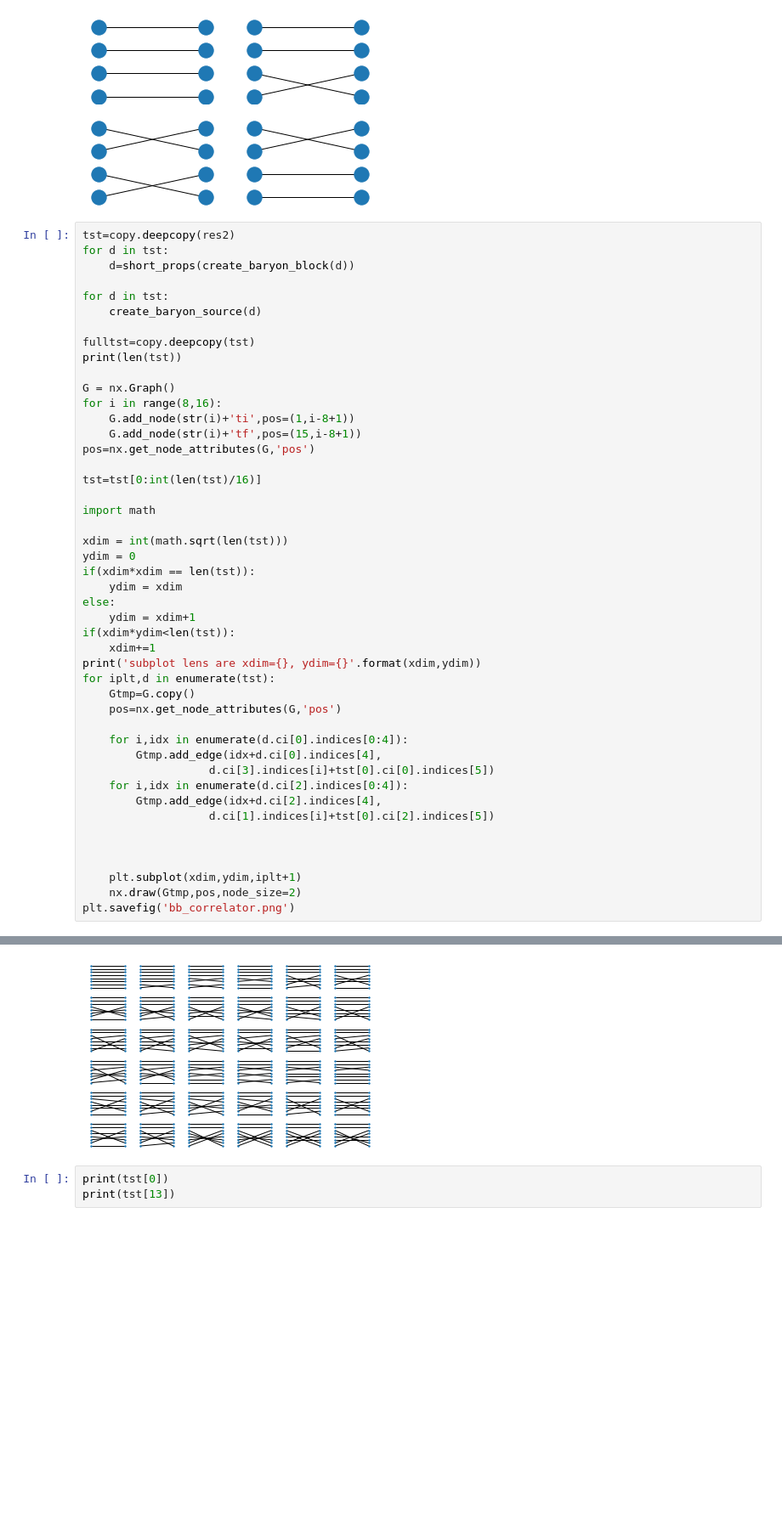
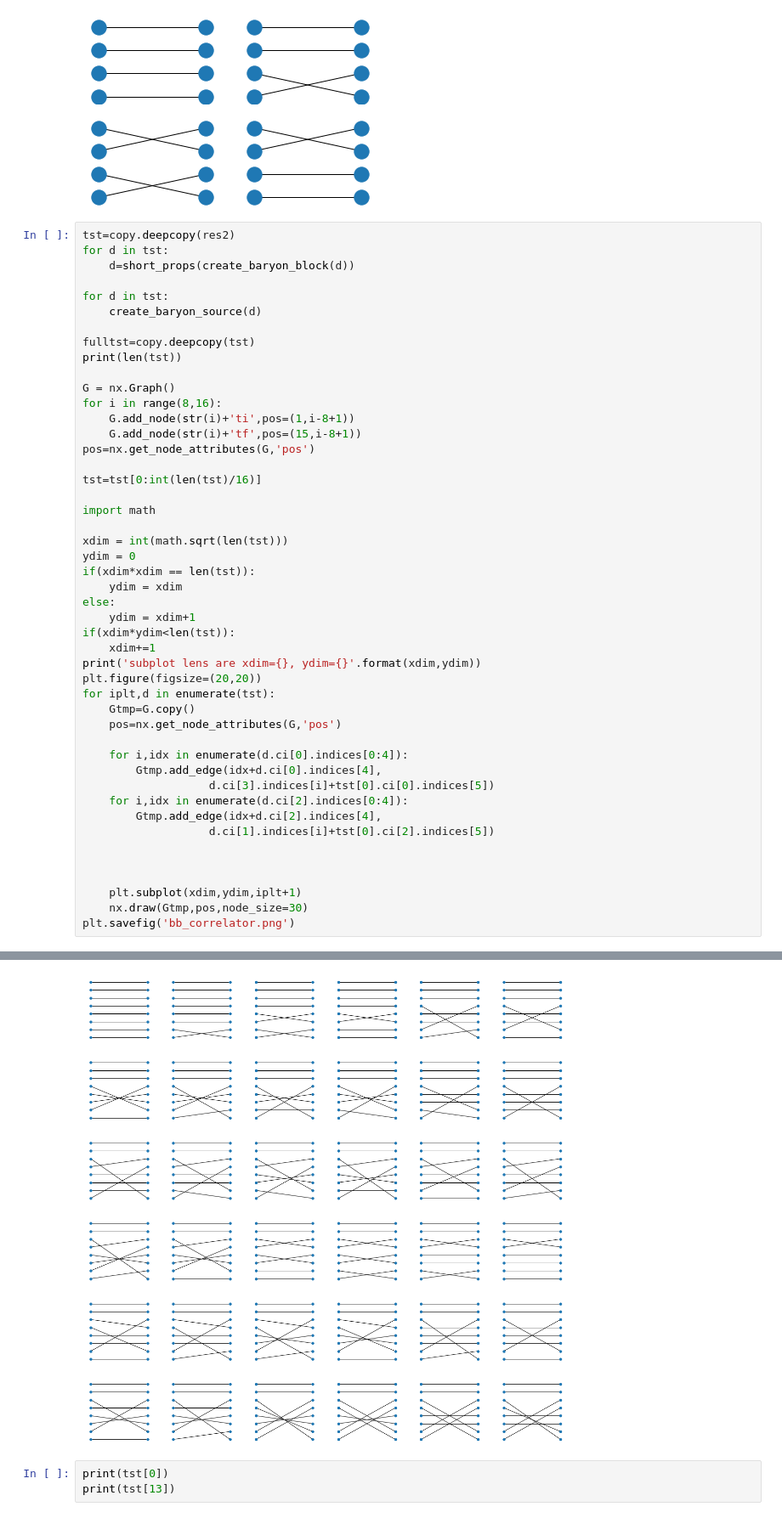
Before and after one commit to chrisculver/WickContractions, a Jupyter notebook: BaryonBlockWorkshop.ipynb, the cells around one changed output, grey strips where cells are left out. Shown at 85% size. Drawn from its saved outputs; the diff is of its cells as text; blank space fills up the shorter version.

```diff
--- a/BaryonBlockWorkshop.ipynb
+++ b/BaryonBlockWorkshop.ipynb
@@ -221,35 +221,36 @@ tst=tst[0:int(len(tst)/16)]
 
 import math
 
 xdim = int(math.sqrt(len(tst)))
 ydim = 0
 if(xdim*xdim == len(tst)):
     ydim = xdim
 else:
     ydim = xdim+1
 if(xdim*ydim<len(tst)):
     xdim+=1
 print('subplot lens are xdim={}, ydim={}'.format(xdim,ydim))
+plt.figure(figsize=(20,20))
 for iplt,d in enumerate(tst):
     Gtmp=G.copy()
     pos=nx.get_node_attributes(G,'pos')
 
     for i,idx in enumerate(d.ci[0].indices[0:4]):
         Gtmp.add_edge(idx+d.ci[0].indices[4],
                    d.ci[3].indices[i]+tst[0].ci[0].indices[5])
     for i,idx in enumerate(d.ci[2].indices[0:4]):
         Gtmp.add_edge(idx+d.ci[2].indices[4],
                    d.ci[1].indices[i]+tst[0].ci[2].indices[5])
 
 
 
     plt.subplot(xdim,ydim,iplt+1)
-    nx.draw(Gtmp,pos,node_size=2)
+    nx.draw(Gtmp,pos,node_size=30)
 plt.savefig('bb_correlator.png')
 # %% [output]
 576
 subplot lens are xdim=6, ydim=6
-[figure, old version]
+[figure, new version]
 # %%
 print(tst[0])
 print(tst[13])
```
Also changed, not shown: 1 other file.
